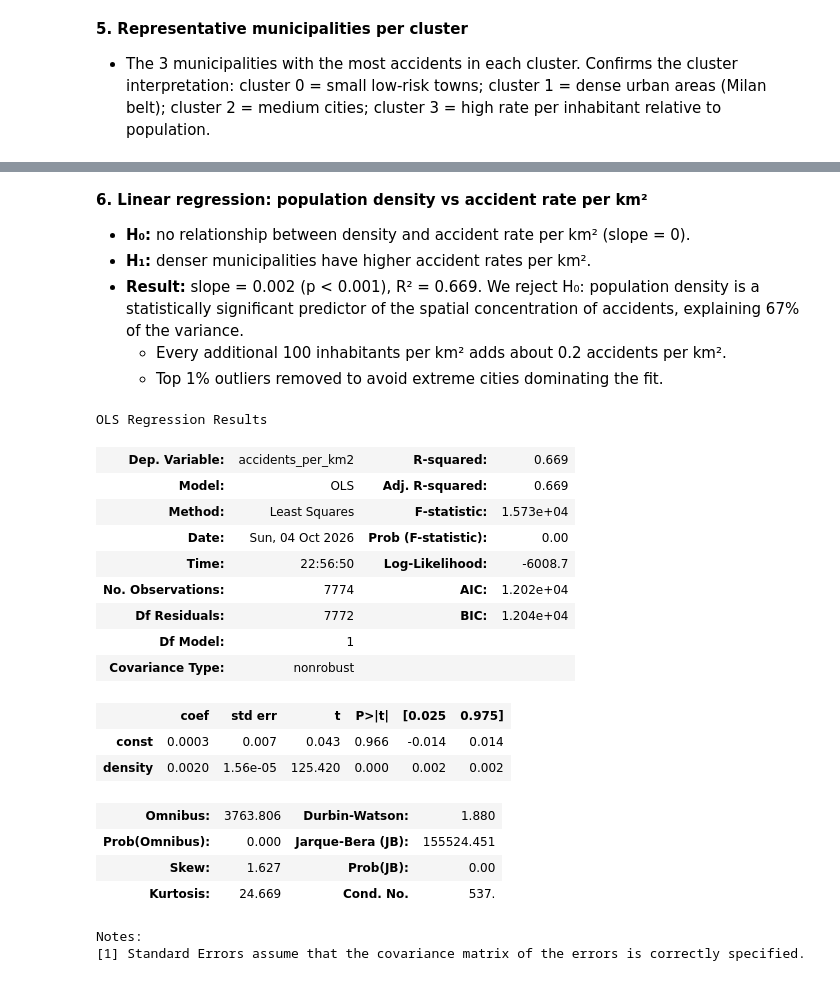
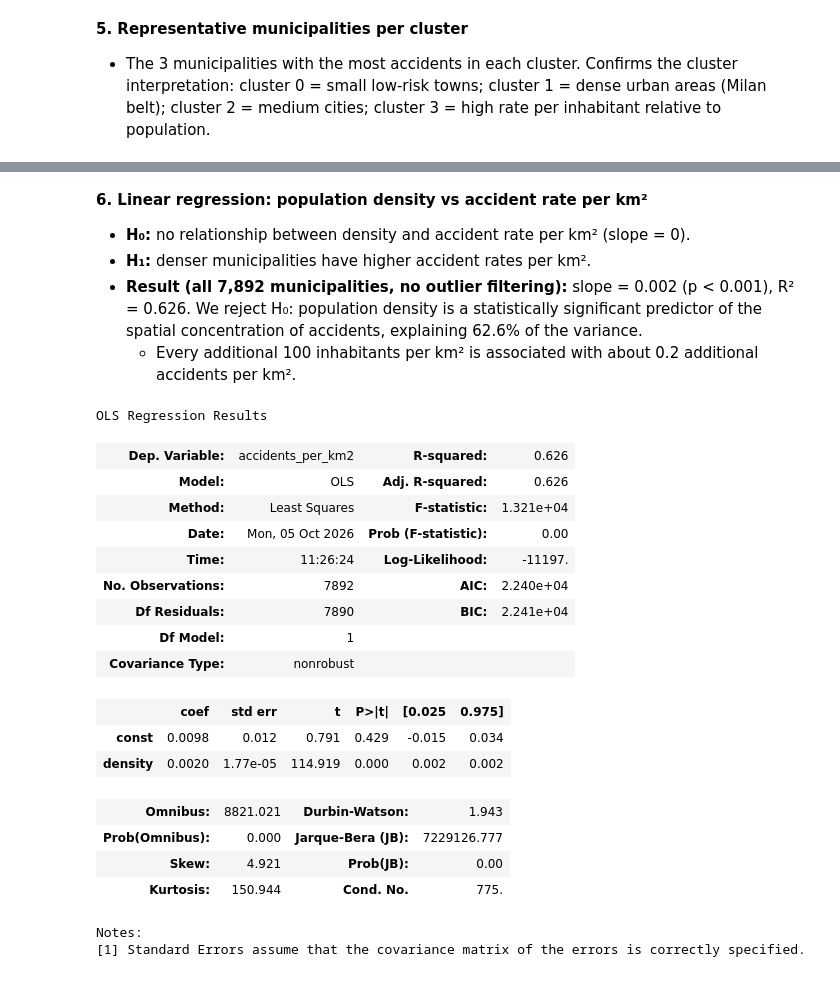
Before and after one commit to martinafurian/istat-accidents-analysis, a Jupyter notebook: 05_advanced_analysis.ipynb, the cells around one changed output, grey strips where cells are left out. Cells and saved outputs as stored; diff of their text form; code cells hidden in the pictures.

```diff
--- a/05_advanced_analysis.ipynb
+++ b/05_advanced_analysis.ipynb
@@ -140,48 +135,35 @@ print(examples.to_string())
 
 * **H₀:** no relationship between density and accident rate per km² (slope = 0).
 * **H₁:** denser municipalities have higher accident rates per km².
-* **Result:** slope = 0.002 (p < 0.001), R² = 0.669. We reject H₀: population density is a statistically significant predictor of the spatial concentration of accidents, explaining 67% of the variance.
-    * Every additional 100 inhabitants per km² adds about 0.2 accidents per km².
-    * Top 1% outliers removed to avoid extreme cities dominating the fit.
+* **Result (all 7,892 municipalities, no outlier filtering):** slope = 0.002 (p < 0.001), R² = 0.626. We reject H₀: population density is a statistically significant predictor of the spatial concentration of accidents, explaining 62.6% of the variance.
+    * Every additional 100 inhabitants per km² is associated with about 0.2 additional accidents per km².
-# %%
-import statsmodels.api as sm
-
-# calculate population density
-df_2023["density"] = df_2023["Popolazione residente"] / df_2023["Superficie (Kmq)"]
-
-# remove top 1% outliers
-threshold_density = df_2023["density"].quantile(0.99)
-threshold_km2 = df_2023["accidents_per_km2"].quantile(0.99)
-df_reg = df_2023[
-    (df_2023["density"] < threshold_density) &
-    (df_2023["accidents_per_km2"] < threshold_km2)
-].copy()
-
-# fit the model: does density predict the accident rate per km²?
-Y = df_reg["accidents_per_km2"]
-X = sm.add_constant(df_reg["density"])
-model = sm.OLS(endog=Y, exog=X)
-results = model.fit()
-results.summary()
-# %% [output]
-OLS Regression Results
-| Dep. Variable: | accidents_per_km2 | R-squared: | 0.669 |
-| Model: | OLS | Adj. R-squared: | 0.669 |
-| Method: | Least Squares | F-statistic: | 1.573e+04 |
-| Date: | Sun, 04 Oct 2026 | Prob (F-statistic): | 0.00 |
-| Time: | 22:56:50 | Log-Likelihood: | -6008.7 |
-| No. Observations: | 7774 | AIC: | 1.202e+04 |
-| Df Residuals: | 7772 | BIC: | 1.204e+04 |
-| Df Model: | 1 |  |  |
-| Covariance Type: | nonrobust |  |  |
-|  | coef | std err | t | P>|t| | [0.025 | 0.975] |
-| const | 0.0003 | 0.007 | 0.043 | 0.966 | -0.014 | 0.014 |
-| density | 0.0020 | 1.56e-05 | 125.420 | 0.000 | 0.002 | 0.002 |
-| Omnibus: | 3763.806 | Durbin-Watson: | 1.880 |
-| Prob(Omnibus): | 0.000 | Jarque-Bera (JB): | 155524.451 |
-| Skew: | 1.627 | Prob(JB): | 0.00 |
-| Kurtosis: | 24.669 | Cond. No. | 537. |
-Notes:
-[1] Standard Errors assume that the covariance matrix of the errors is correctly specified.
+# %%
+df_2023["density"] = df_2023["Popolazione residente"] / df_2023["Superficie (Kmq)"]
+
+Y = df_2023["accidents_per_km2"]
+X = sm.add_constant(df_2023["density"])
+model = sm.OLS(endog=Y, exog=X)
+results = model.fit()
+results.summary()
+# %% [output]
+OLS Regression Results
+| Dep. Variable: | accidents_per_km2 | R-squared: | 0.626 |
+| Model: | OLS | Adj. R-squared: | 0.626 |
+| Method: | Least Squares | F-statistic: | 1.321e+04 |
+| Date: | Mon, 05 Oct 2026 | Prob (F-statistic): | 0.00 |
+| Time: | 11:26:24 | Log-Likelihood: | -11197. |
+| No. Observations: | 7892 | AIC: | 2.240e+04 |
+| Df Residuals: | 7890 | BIC: | 2.241e+04 |
+| Df Model: | 1 |  |  |
+| Covariance Type: | nonrobust |  |  |
+|  | coef | std err | t | P>|t| | [0.025 | 0.975] |
+| const | 0.0098 | 0.012 | 0.791 | 0.429 | -0.015 | 0.034 |
+| density | 0.0020 | 1.77e-05 | 114.919 | 0.000 | 0.002 | 0.002 |
+| Omnibus: | 8821.021 | Durbin-Watson: | 1.943 |
+| Prob(Omnibus): | 0.000 | Jarque-Bera (JB): | 7229126.777 |
+| Skew: | 4.921 | Prob(JB): | 0.00 |
+| Kurtosis: | 150.944 | Cond. No. | 775. |
+Notes:
+[1] Standard Errors assume that the covariance matrix of the errors is correctly specified.
 # %%
 sns.set_theme(rc={"figure.figsize": (12, 7)})
```
Also changed, not shown: parts of 11 cells of this notebook, 4 other files.
